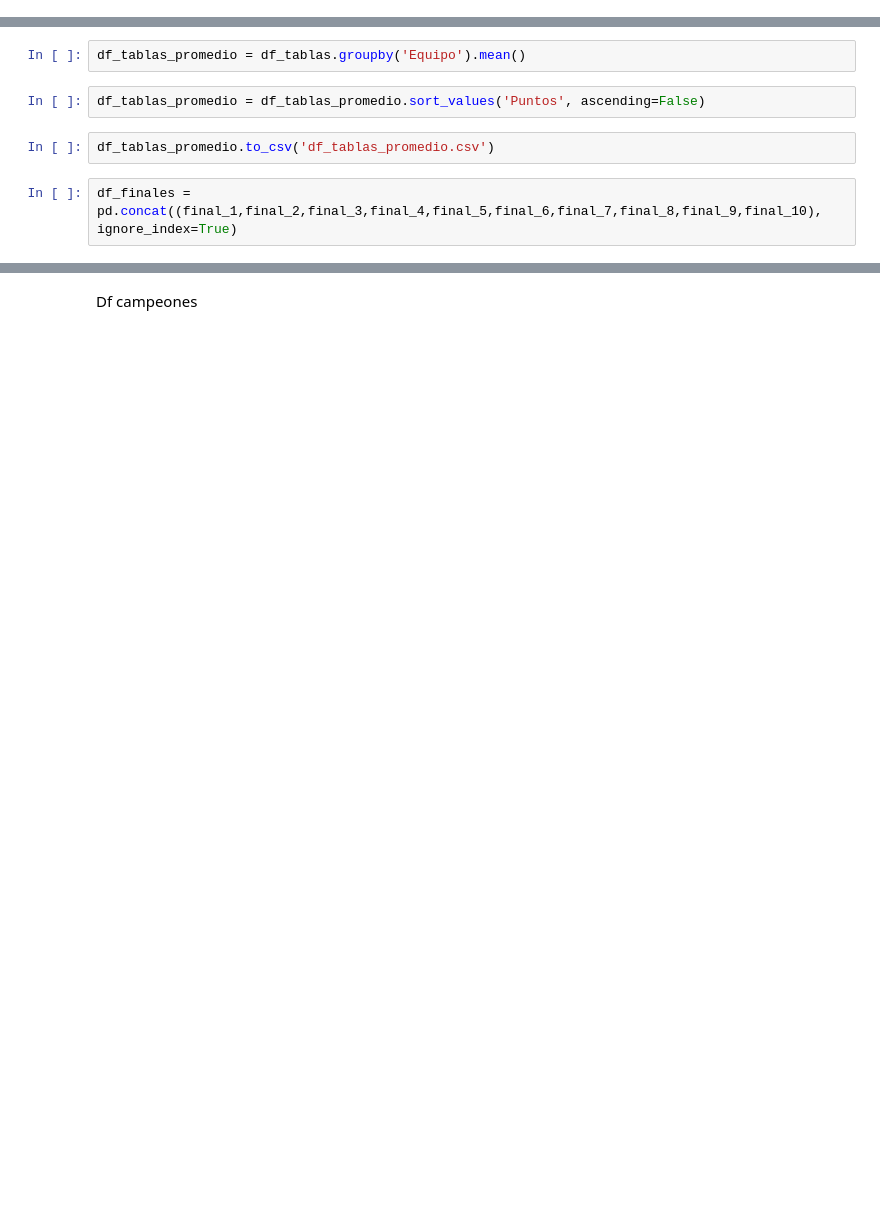
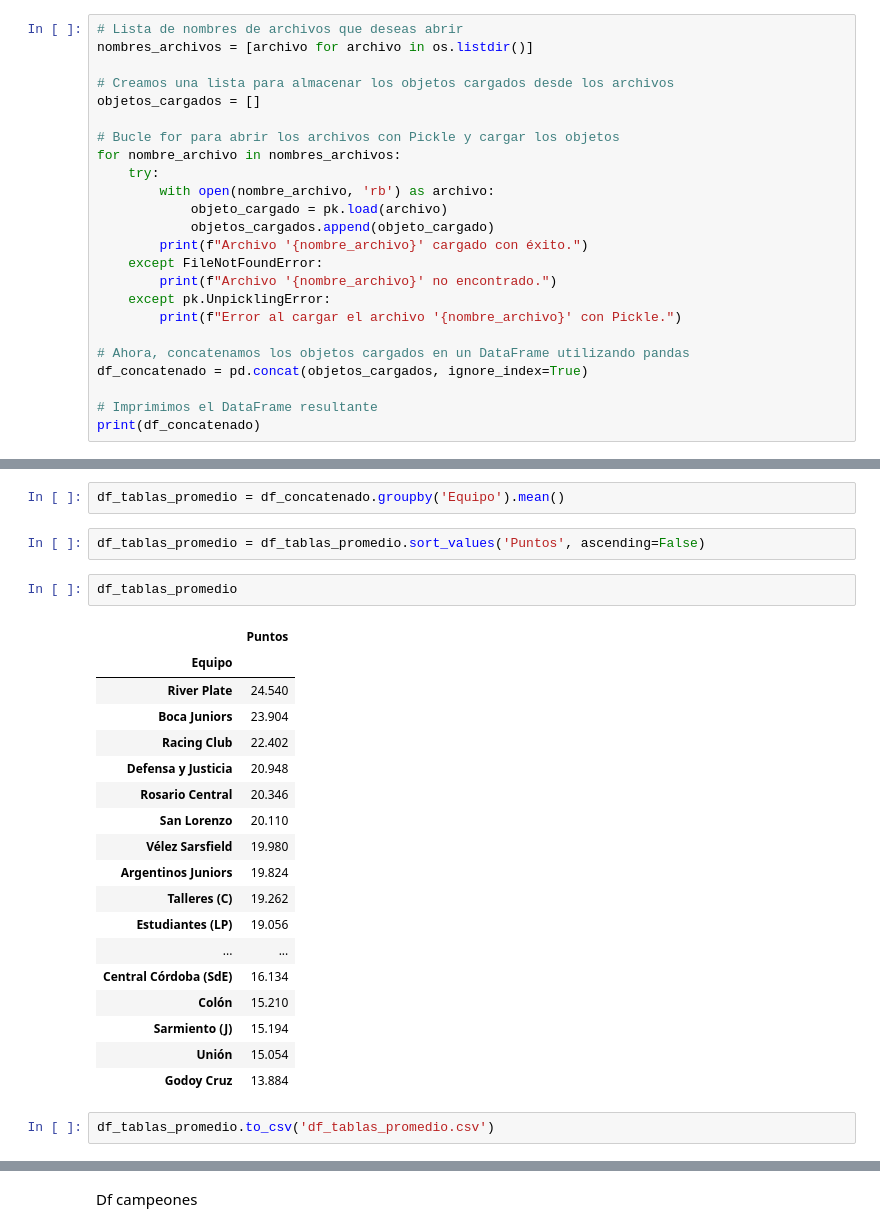
Before and after one commit to EstebanVeronesi/Poyecto-copa-de-la-liga-2023, a Jupyter notebook: Resultados gigantes/armado_datos_presentacion.ipynb, the cells around one changed output, grey strips where cells are left out. Cells and saved outputs as stored; diff of their text form; blank space fills up the shorter version.

```diff
--- a/Resultados gigantes/armado_datos_presentacion.ipynb
+++ b/Resultados gigantes/armado_datos_presentacion.ipynb
@@ -52,0 +5,24 @@ df_tablas
+# %%
+# Lista de nombres de archivos que deseas abrir
+nombres_archivos = [archivo for archivo in os.listdir()]
+
+# Creamos una lista para almacenar los objetos cargados desde los archivos
+objetos_cargados = []
+
+# Bucle for para abrir los archivos con Pickle y cargar los objetos
+for nombre_archivo in nombres_archivos:
+    try:
+        with open(nombre_archivo, 'rb') as archivo:
+            objeto_cargado = pk.load(archivo)
+            objetos_cargados.append(objeto_cargado)
+        print(f"Archivo '{nombre_archivo}' cargado con éxito.")
+    except FileNotFoundError:
+        print(f"Archivo '{nombre_archivo}' no encontrado.")
+    except pk.UnpicklingError:
+        print(f"Error al cargar el archivo '{nombre_archivo}' con Pickle.")
+
+# Ahora, concatenamos los objetos cargados en un DataFrame utilizando pandas
+df_concatenado = pd.concat(objetos_cargados, ignore_index=True)
+
+# Imprimimos el DataFrame resultante
+print(df_concatenado)
@@ -53,8 +64,27 @@ df_tablas
 # %%
-df_tablas_promedio = df_tablas.groupby('Equipo').mean()
+df_tablas_promedio = df_concatenado.groupby('Equipo').mean()
 # %%
 df_tablas_promedio = df_tablas_promedio.sort_values('Puntos', ascending=False)
+# %%
+df_tablas_promedio
+# %% [output]
+|  | Puntos |
+| Equipo |  |
+| River Plate | 24.540 |
+| Boca Juniors | 23.904 |
+| Racing Club | 22.402 |
+| Defensa y Justicia | 20.948 |
+| Rosario Central | 20.346 |
+| San Lorenzo | 20.110 |
+| Vélez Sarsfield | 19.980 |
+| Argentinos Juniors | 19.824 |
+| Talleres (C) | 19.262 |
+| Estudiantes (LP) | 19.056 |
+| ... | ... |
+| Central Córdoba (SdE) | 16.134 |
+| Colón | 15.210 |
+| Sarmiento (J) | 15.194 |
+| Unión | 15.054 |
+| Godoy Cruz | 13.884 |
 # %%
 df_tablas_promedio.to_csv('df_tablas_promedio.csv')
-# %%
-df_finales = pd.concat((final_1,final_2,final_3,final_4,final_5,final_6,final_7,final_8,final_9,final_10), ignore_index=True)
```
Also changed, not shown: parts of 38 cells of this notebook, 2 other files.
